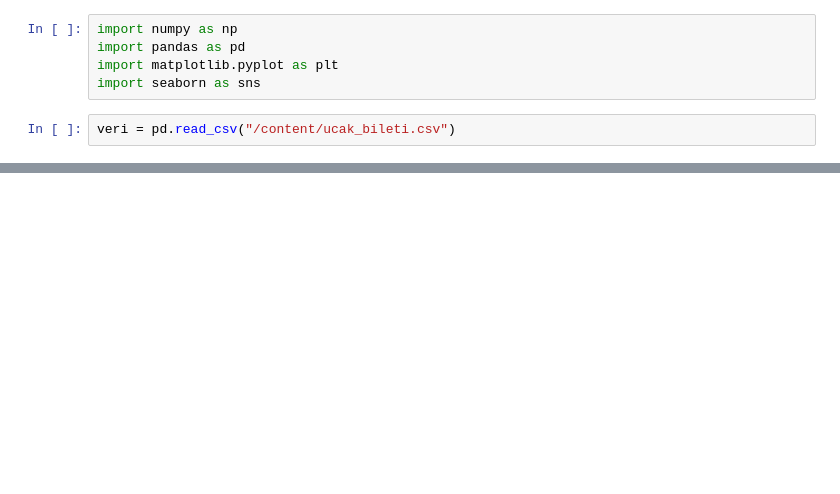
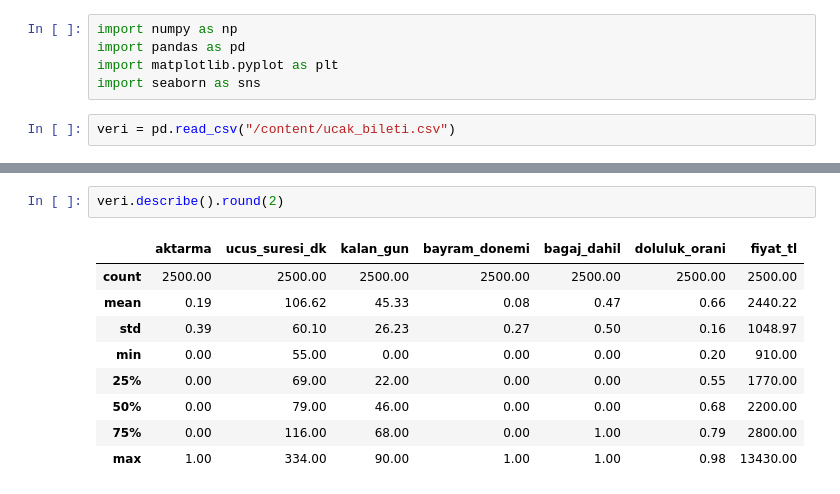
Before and after one commit to europecodingschool/ECS---VB---YZ---08.26, a Jupyter notebook: VB_YZ_Ders_15_2.ipynb, the cells around one changed output, grey strips where cells are left out. Cells and saved outputs as stored; diff of their text form; blank space fills up the shorter version.

```diff
--- a/VB_YZ_Ders_15_2.ipynb
+++ b/VB_YZ_Ders_15_2.ipynb
@@ -18,0 +67,12 @@ veri.head()
+# %%
+veri.describe().round(2)
+# %% [output]
+|  | aktarma | ucus_suresi_dk | kalan_gun | bayram_donemi | bagaj_dahil | doluluk_orani | fiyat_tl |
+| count | 2500.00 | 2500.00 | 2500.00 | 2500.00 | 2500.00 | 2500.00 | 2500.00 |
+| mean | 0.19 | 106.62 | 45.33 | 0.08 | 0.47 | 0.66 | 2440.22 |
+| std | 0.39 | 60.10 | 26.23 | 0.27 | 0.50 | 0.16 | 1048.97 |
+| min | 0.00 | 55.00 | 0.00 | 0.00 | 0.00 | 0.20 | 910.00 |
+| 25% | 0.00 | 69.00 | 22.00 | 0.00 | 0.00 | 0.55 | 1770.00 |
+| 50% | 0.00 | 79.00 | 46.00 | 0.00 | 0.00 | 0.68 | 2200.00 |
+| 75% | 0.00 | 116.00 | 68.00 | 0.00 | 1.00 | 0.79 | 2800.00 |
+| max | 1.00 | 334.00 | 90.00 | 1.00 | 1.00 | 0.98 | 13430.00 |
```
Also changed, not shown: parts of 10 cells of this notebook.
